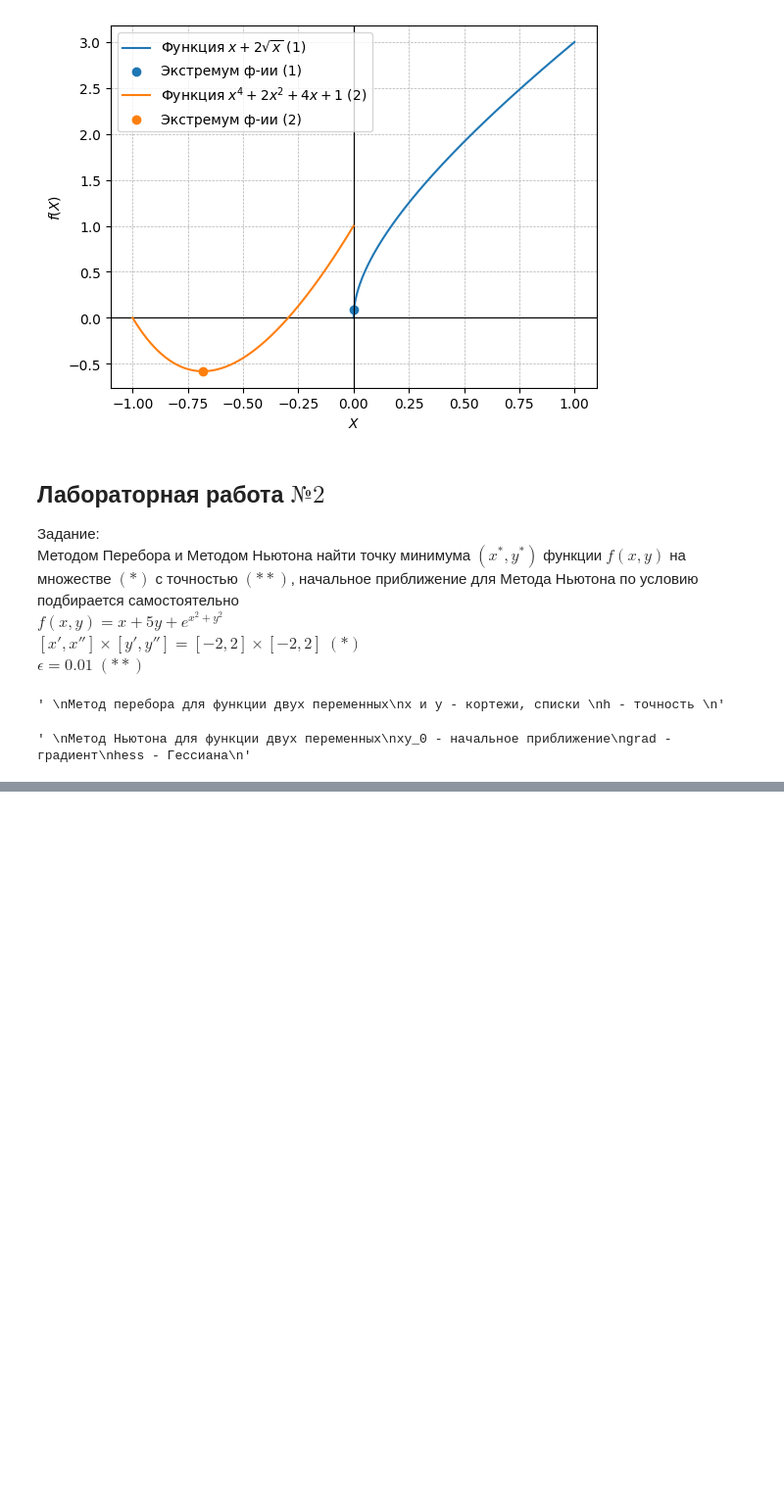
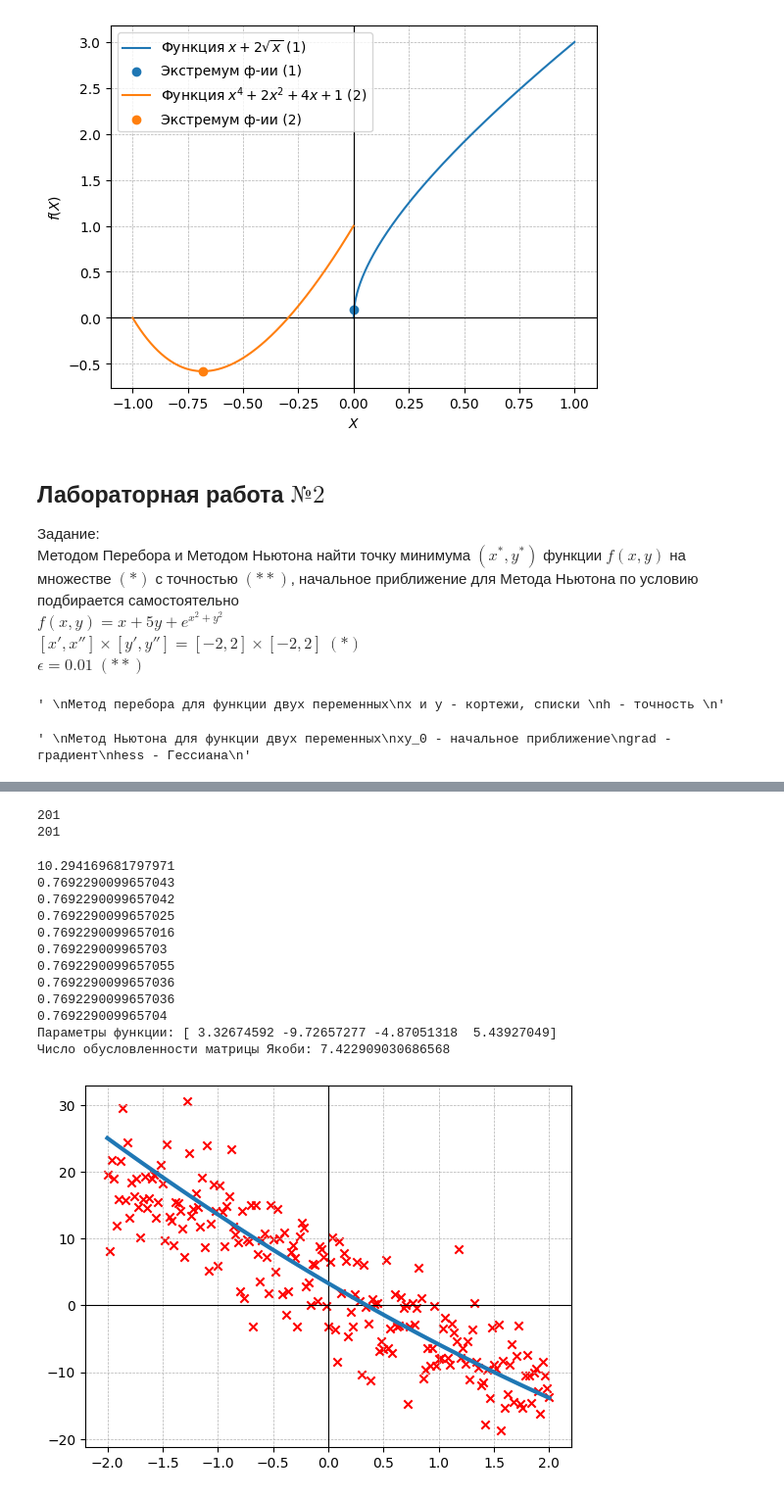
Before and after one commit to Kyushuki/optimization_methods, a Jupyter notebook: labs.ipynb, the cells around one changed output, grey strips where cells are left out. Shown at 98% size. Drawn from its saved outputs; the diff is of its cells as text; code cells hidden in the pictures; blank space fills up the shorter version.

```diff
--- a/labs.ipynb
+++ b/labs.ipynb
@@ -251,0 +278,59 @@ print(f" Точка минимума: {(xx,yy)} \n Значение миниму
+# %%
+with open('data.dat', 'r') as file:
+    lines = file.readlines()
+
+t = np.fromstring(lines[0], sep=',')
+y = np.fromstring(lines[1], sep=',')
+
+print(len(t))
+print(len(y))
+# %% [output]
+201
+201
+# %%
+def jacobian(x):
+    J = np.zeros((len(x), 4))
+    J[:, 0] = 1
+    J[:, 1] = x
+    J[:, 2] = x**2
+    J[:, 3] = x**3
+    return J
+# %%
+j = jacobian(t)
+
+def gauss_newton(x0,eps):
+    x = x0.copy()
+    for _ in range(10):
+        f_i = fi(x,t) - y
+        delta = np.linalg.solve(j.T @ j , -j.T @ f_i)
+        x = x + delta
+        d = np.linalg.norm(delta)
+        print(d)
+        if  d < eps:
+            break
+    return x
+# %%
+plt.axvline(0, color='black', linewidth='0.8')
+plt.axhline(0, color='black', linewidth='0.8')
+plt.grid(True, linestyle='--',linewidth='0.5')
+plt.scatter(t,y, color='red',marker='x')
+xx = gauss_newton(x_st,epsilon)
+tt = np.linspace(min(t),max(t))
+plt.plot(tt,fi(xx,tt),lw='3')
+print(f"Параметры функции: {xx}")
+cond_J = np.linalg.cond(j)
+print(f"Число обусловленности матрицы Якоби: {cond_J}")
+# %% [output]
+10.294169681797971
+0.7692290099657043
+0.7692290099657042
+0.7692290099657025
+0.7692290099657016
+0.769229009965703
+0.7692290099657055
+0.7692290099657036
+0.7692290099657036
+0.769229009965704
+Параметры функции: [ 3.32674592 -9.72657277 -4.87051318  5.43927049]
+Число обусловленности матрицы Якоби: 7.422909030686568
+[figure, added]
```
Also changed, not shown: parts of 5 cells of this notebook, 1 other file.
